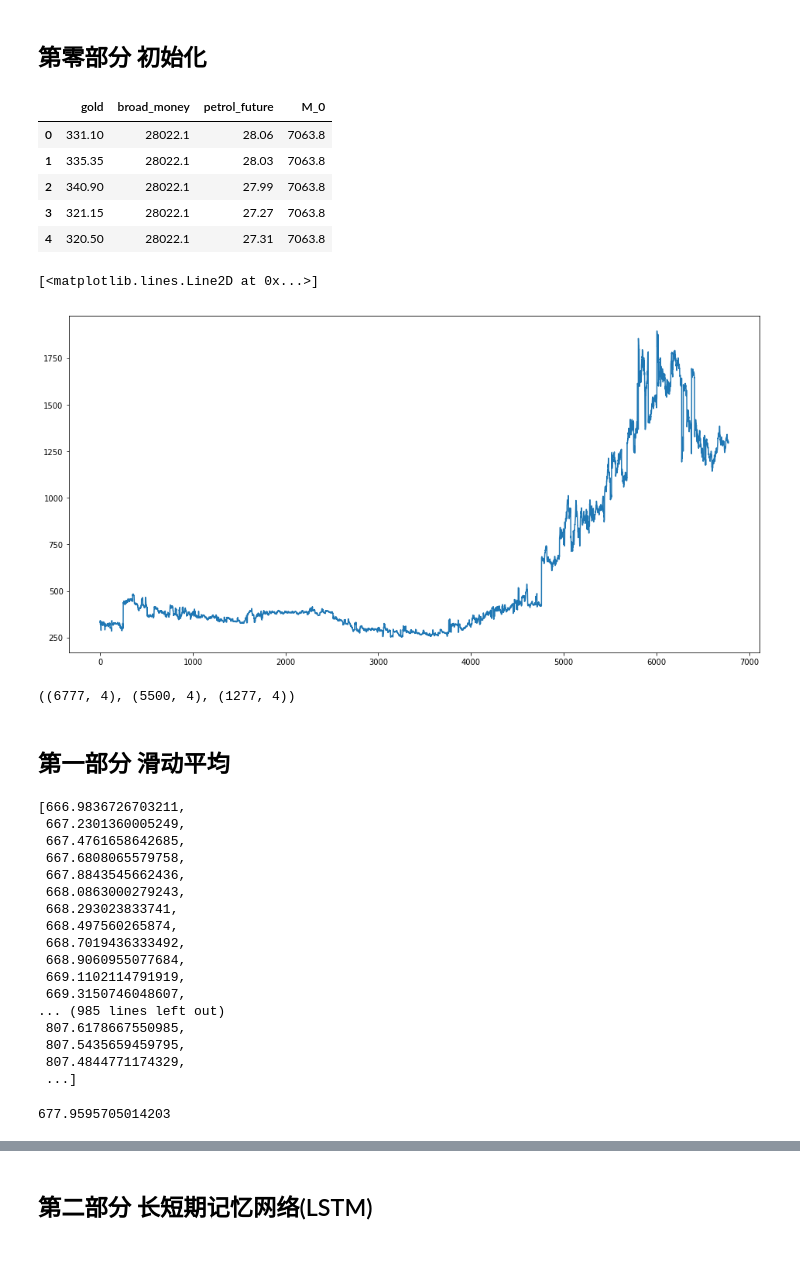
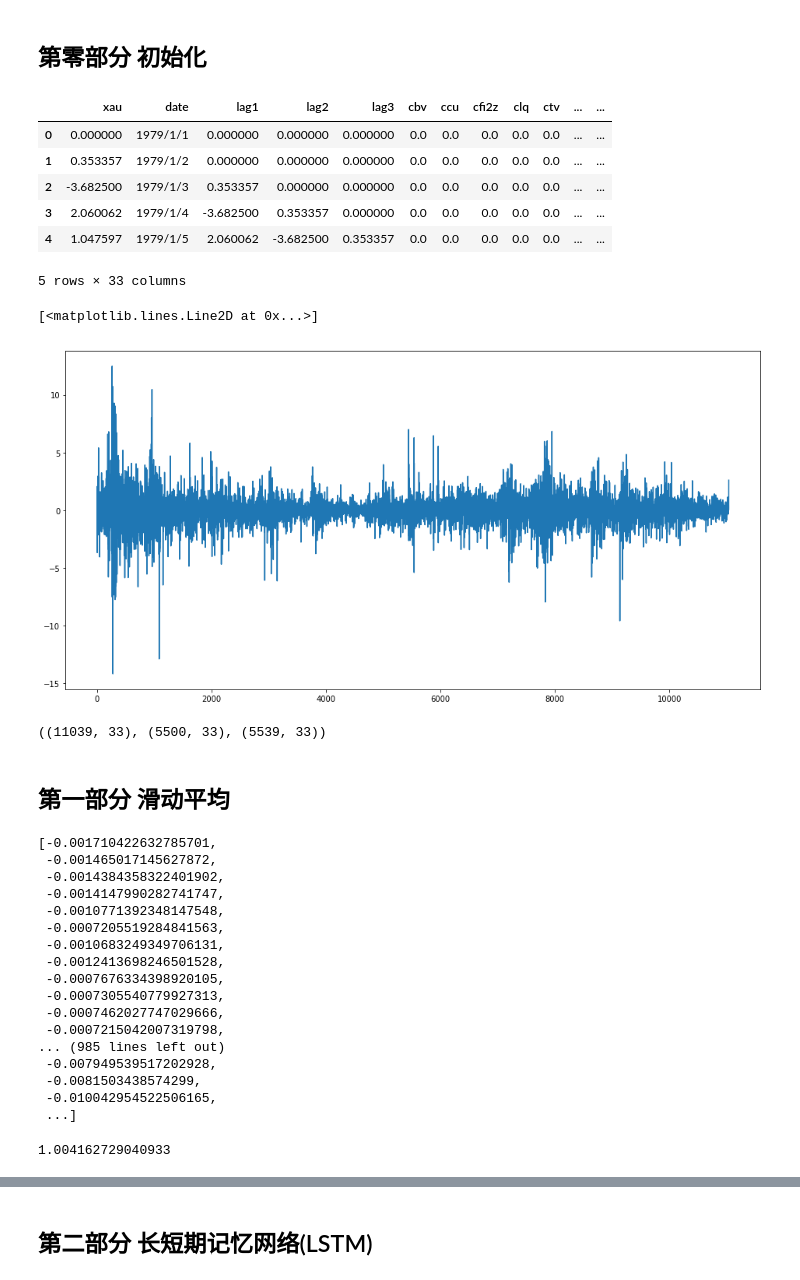
Before and after one commit to SimpleLonely/1218, a Jupyter notebook: src/Keras.ipynb, the cells around one changed output, grey strips where cells are left out. Drawn from its saved outputs; the diff is of its cells as text; code cells hidden in the pictures.

```diff
--- a/src/Keras.ipynb
+++ b/src/Keras.ipynb
@@ -18,28 +18,29 @@ from sklearn.preprocessing import MinMaxScaler
 scaler = MinMaxScaler(feature_range=(0, 1))
 # %%
 # read the file
-df = pd.read_csv('../res/data_meg.csv')
+df = pd.read_csv('../res/input1016.csv')
 
 # print the head
 df.head()
 # %% [output]
-|  | gold | broad_money | petrol_future | M_0 |
-| 0 | 331.10 | 28022.1 | 28.06 | 7063.8 |
-| 1 | 335.35 | 28022.1 | 28.03 | 7063.8 |
-| 2 | 340.90 | 28022.1 | 27.99 | 7063.8 |
-| 3 | 321.15 | 28022.1 | 27.27 | 7063.8 |
-| 4 | 320.50 | 28022.1 | 27.31 | 7063.8 |
+|  | xau | date | lag1 | lag2 | lag3 | cbv | ccu | cfi2z | clq | ctv | ... | ... |
+| 0 | 0.000000 | 1979/1/1 | 0.000000 | 0.000000 | 0.000000 | 0.0 | 0.0 | 0.0 | 0.0 | 0.0 | ... | ... |
+| 1 | 0.353357 | 1979/1/2 | 0.000000 | 0.000000 | 0.000000 | 0.0 | 0.0 | 0.0 | 0.0 | 0.0 | ... | ... |
+| 2 | -3.682500 | 1979/1/3 | 0.353357 | 0.000000 | 0.000000 | 0.0 | 0.0 | 0.0 | 0.0 | 0.0 | ... | ... |
+| 3 | 2.060062 | 1979/1/4 | -3.682500 | 0.353357 | 0.000000 | 0.0 | 0.0 | 0.0 | 0.0 | 0.0 | ... | ... |
+| 4 | 1.047597 | 1979/1/5 | 2.060062 | -3.682500 | 0.353357 | 0.0 | 0.0 | 0.0 | 0.0 | 0.0 | ... | ... |
+5 rows × 33 columns
 # %%
 # setting index as date
 # df['Ndate'] = pd.to_datetime(df.Ndate,format='%Y-%m-%d')
 # df.index = df['Ndate']
 
 # plot
 plt.figure(figsize=(16,8))
-plt.plot(df['gold'], label='Price History')
+plt.plot(df['xau'], label='Price History')
 # %% [output]
 [<matplotlib.lines.Line2D at 0x...>]
-[figure, old version]
+[figure, new version]
 # %%
 # splitting into train and validation
 train = df[:5500].copy()
@@ -47,41 +48,41 @@ valid = df[5500:].copy()
 
 df.shape, train.shape, valid.shape
 # %% [output]
-((6777, 4), (5500, 4), (1277, 4))
+((11039, 33), (5500, 33), (5539, 33))
 # %% [markdown]
 ## 第一部分 滑动平均
 # %%
 #make predictions
 preds = []
-for i in range(0,1277):
-    a = train['gold'][len(train)-1277+i:].sum() + sum(preds)
-    b = a/1277
+for i in range(0,5539):
+    a = train['xau'][len(train)-5539+i:].sum() + sum(preds)
+    b = a/5539
     preds.append(b)
 preds
 # %% [output]
-[666.9836726703211,
- 667.2301360005249,
- 667.4761658642685,
- 667.6808065579758,
- 667.8843545662436,
- 668.0863000279243,
- 668.293023833741,
- 668.497560265874,
- 668.7019436333492,
- 668.9060955077684,
- 669.1102114791919,
- 669.3150746048607,
+[-0.001710422632785701,
+ -0.001465017145627872,
+ -0.0014384358322401902,
+ -0.0014147990282741747,
+ -0.0010771392348147548,
+ -0.0007205519284841563,
+ -0.0010683249349706131,
+ -0.0012413698246501528,
+ -0.0007676334398920105,
+ -0.0007305540779927313,
+ -0.0007462027747029666,
+ -0.0007215042007319798,
 ... (985 lines left out)
- 807.6178667550985,
- 807.5435659459795,
- 807.4844771174329,
+ -0.007949539517202928,
+ -0.0081503438574299,
+ -0.010042954522506165,
  ...]
 # %%
 #calculate rmse
-rms=np.sqrt(np.mean(np.power((np.array(valid['gold'])-preds),2)))
+rms=np.sqrt(np.mean(np.power((np.array(valid['xau'])-preds),2)))
 rms
 # %% [output]
-677.9595705014203
+1.004162729040933
 # %%
 #plot
 valid['Predictions'] = 0
```
Also changed, not shown: parts of 10 cells of this notebook, 8 other files.
